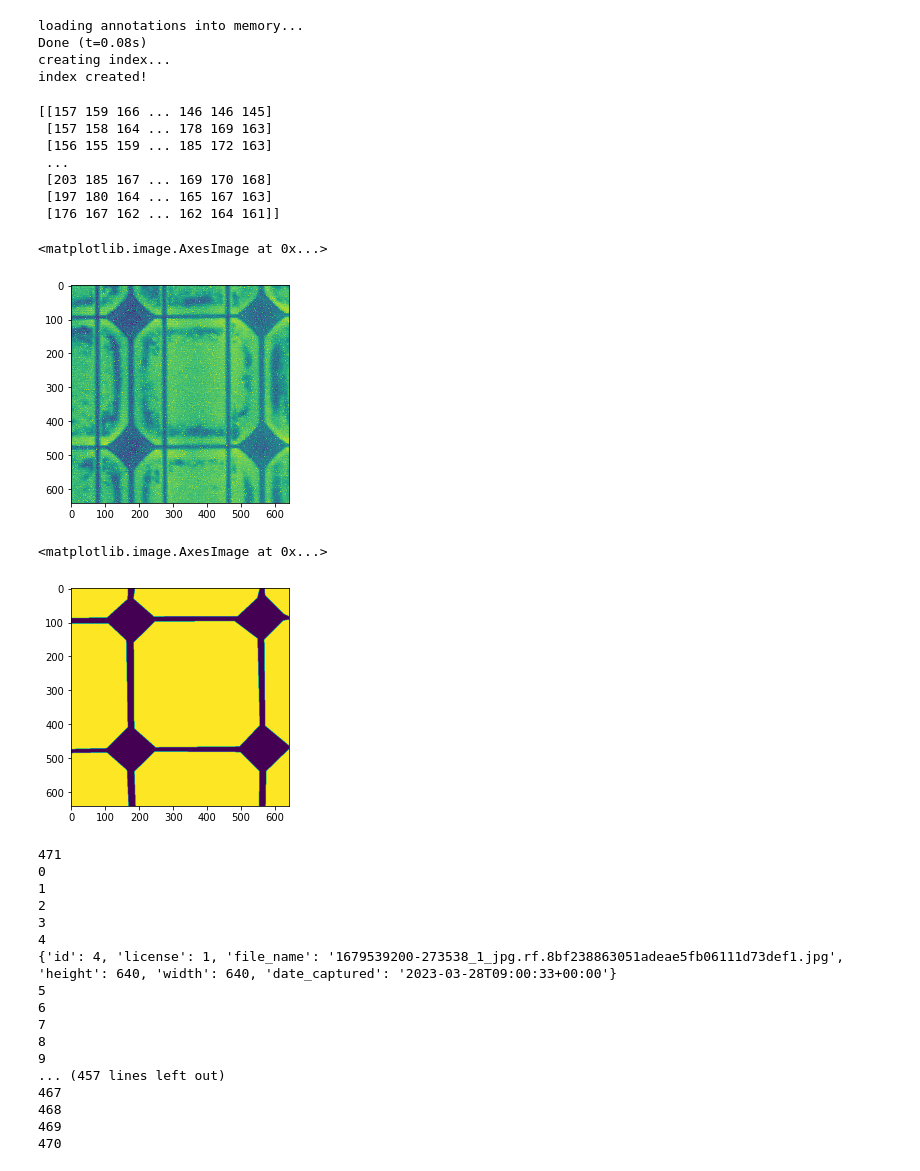
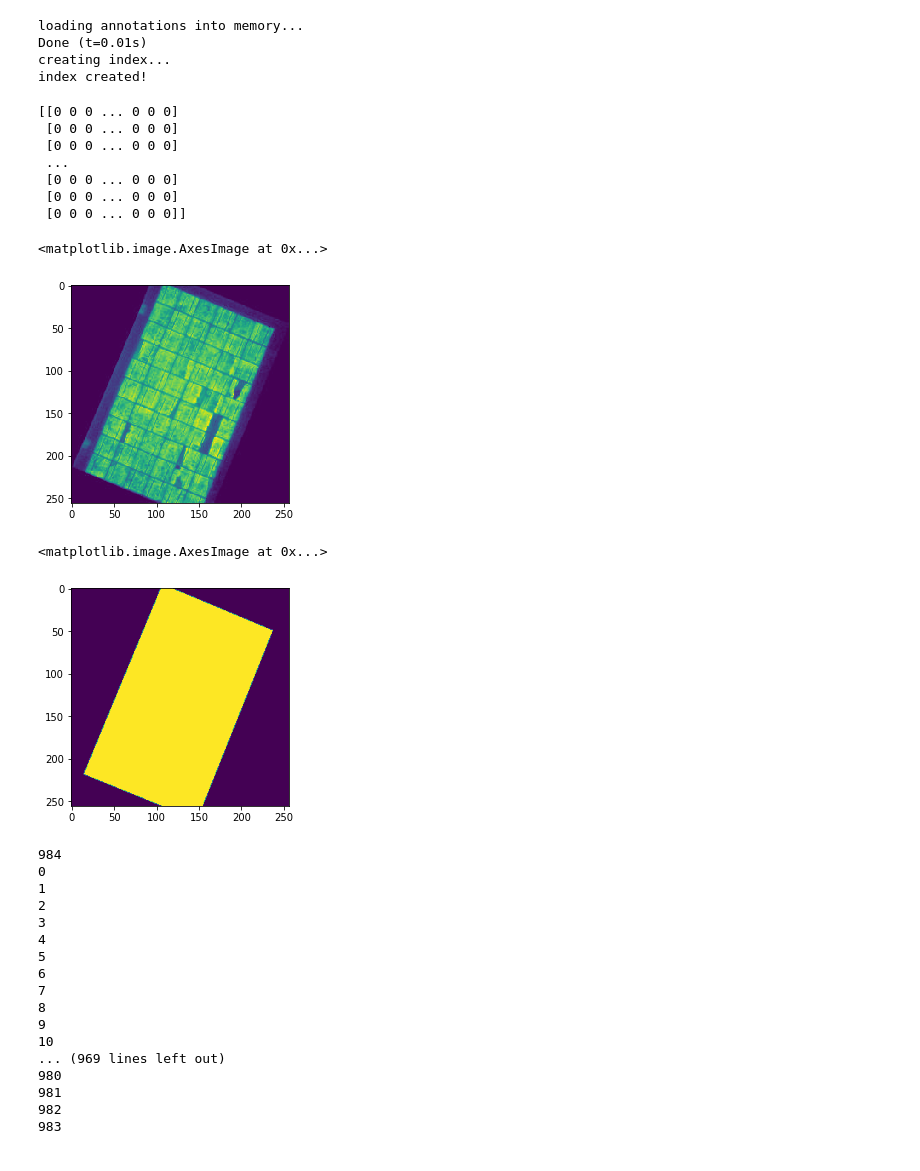
Before and after one commit to charlieHowcroft/PV-EL-image, a Jupyter notebook: solarel/mask_dataset_maker.ipynb, the cells around one changed output. Cells and saved outputs as stored; diff of their text form; code cells hidden in the pictures.

```diff
--- a/solarel/mask_dataset_maker.ipynb
+++ b/solarel/mask_dataset_maker.ipynb
@@ -5,30 +5,29 @@ import numpy as np
 import os
 from pycocotools.coco import COCO
 # %%
-base_folder = 'C:/Users/chuck/OneDrive/Desktop/Honors/PV-Cell-Segmentation/train/'
+base_folder = 'C:/Users/chuck/OneDrive/Desktop/Honors/PV-Module-Finder/train/'
 coco = COCO(f'{base_folder}_annotations.coco.json')
 img_dir = f'{base_folder}Raws/'
-img = coco.imgs[0]
+img = coco.imgs[7]
 # %% [output]
 loading annotations into memory...
-Done (t=0.08s)
+Done (t=0.01s)
 creating index...
 index created!
 # %%
 image = np.array(cv2.imread(os.path.join(img_dir, img['file_name']), 0))
 print(image)
-cv2.imwrite("example_raw.jpg", image)
 plt.imshow(image, interpolation='nearest')
 # %% [output]
-[[157 159 166 ... 146 146 145]
- [157 158 164 ... 178 169 163]
- [156 155 159 ... 185 172 163]
+[[0 0 0 ... 0 0 0]
+ [0 0 0 ... 0 0 0]
+ [0 0 0 ... 0 0 0]
  ...
- [203 185 167 ... 169 170 168]
- [197 180 164 ... 165 167 163]
- [176 167 162 ... 162 164 161]]
+ [0 0 0 ... 0 0 0]
+ [0 0 0 ... 0 0 0]
+ [0 0 0 ... 0 0 0]]
 <matplotlib.image.AxesImage at 0x...>
-[figure, old version]
+[figure, new version]
 # %%
 cat_ids = coco.getCatIds()
 anns_ids = coco.getAnnIds(imgIds=img['id'], catIds=cat_ids, iscrowd=None)
@@ -36,11 +35,10 @@ anns = coco.loadAnns(anns_ids)
 mask = coco.annToMask(anns[0])*0
 for i in range(len(anns)):
     mask += coco.annToMask(anns[i])
-cv2.imwrite("example_mask.jpg", mask*255)
 plt.imshow(mask)
 # %% [output]
 <matplotlib.image.AxesImage at 0x...>
-[figure, old version]
+[figure, new version]
 # %%
 def generate_mask(img, coco):
     cat_ids = coco.getCatIds()
@@ -67,20 +65,20 @@ for i in range(x):
     mask, file_name = generate_mask(img, coco)
     cv2.imwrite(f"{base_folder}masks/{file_name}", mask)
 # %% [output]
-471
+984
 0
 1
 2
 3
 4
-{'id': 4, 'license': 1, 'file_name': '1679539200-273538_1_jpg.rf.8bf238863051adeae5fb06111d73def1.jpg', 'height': 640, 'width': 640, 'date_captured': '2023-03-28T09:00:33+00:00'}
 5
 6
 7
 8
 9
-... (457 lines left out)
-467
-468
-469
-470
+10
+... (969 lines left out)
+980
+981
+982
+983
```
Also changed, not shown: 6 other files.
